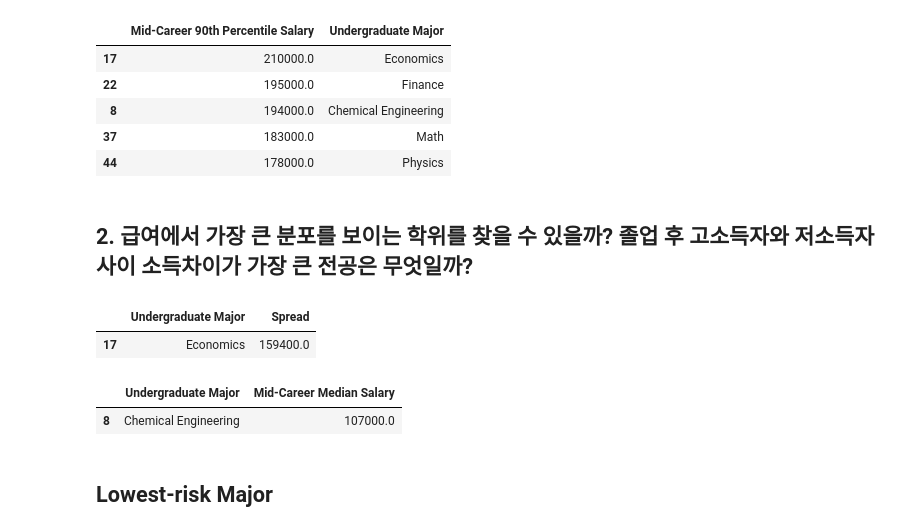
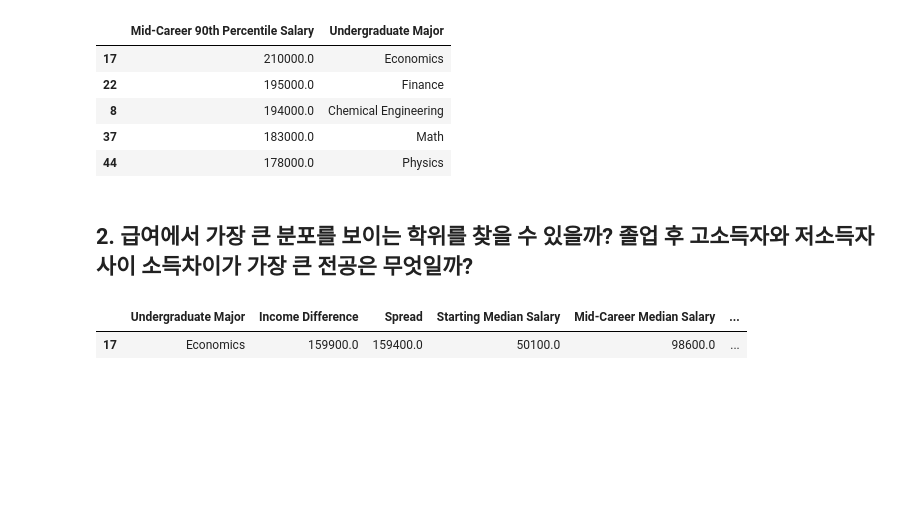
Before and after one commit to chaeyun-sim/100_days_of_python, a Jupyter notebook: day_71/Data Exploration Pandas College Major.ipynb, the cells around one changed output. Cells and saved outputs as stored; diff of their text form; code cells hidden in the pictures; blank space fills up the shorter version.

```diff
--- a/day_71/Data Exploration Pandas College Major.ipynb
+++ b/day_71/Data Exploration Pandas College Major.ipynb
@@ -156,16 +156,7 @@ df_90th[['Mid-Career 90th Percentile Salary', 'Undergraduate Major']].head()
 # %% [markdown]
 ## 2. 급여에서 가장 큰 분포를 보이는 학위를 찾을 수 있을까? 졸업 후 고소득자와 저소득자 사이 소득차이가 가장 큰 전공은 무엇일까?
 # %%
-highest_spread = clean_df.sort_values(by='Spread', ascending=False)
-highest_spread[['Undergraduate Major', 'Spread']].head(1)
+clean_df.sort_values(by='Spread', ascending=False).head(1)
 # %% [output]
-|  | Undergraduate Major | Spread |
-| 17 | Economics | 159400.0 |
+|  | Undergraduate Major | Income Difference | Spread | Starting Median Salary | Mid-Career Median Salary | ... |
+| 17 | Economics | 159900.0 | 159400.0 | 50100.0 | 98600.0 | ... |
-# %%
-highest_diff = clean_df.sort_values(by='Mid-Career Median Salary', ascending=False)
-highest_diff[['Undergraduate Major', 'Mid-Career Median Salary']].head(1)
-# %% [output]
-|  | Undergraduate Major | Mid-Career Median Salary |
-| 8 | Chemical Engineering | 107000.0 |
-# %% [markdown]
-## Lowest-risk Major
```
Also changed, not shown: parts of 1 cell of this notebook.
